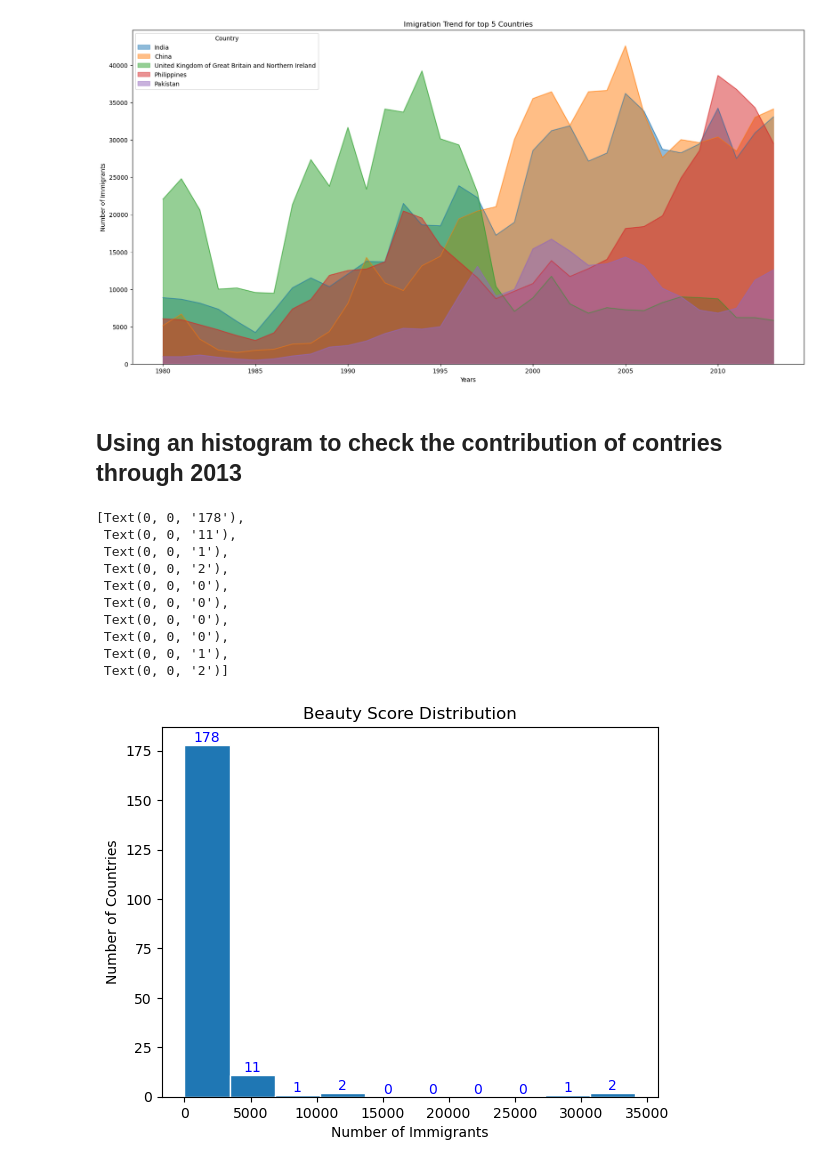
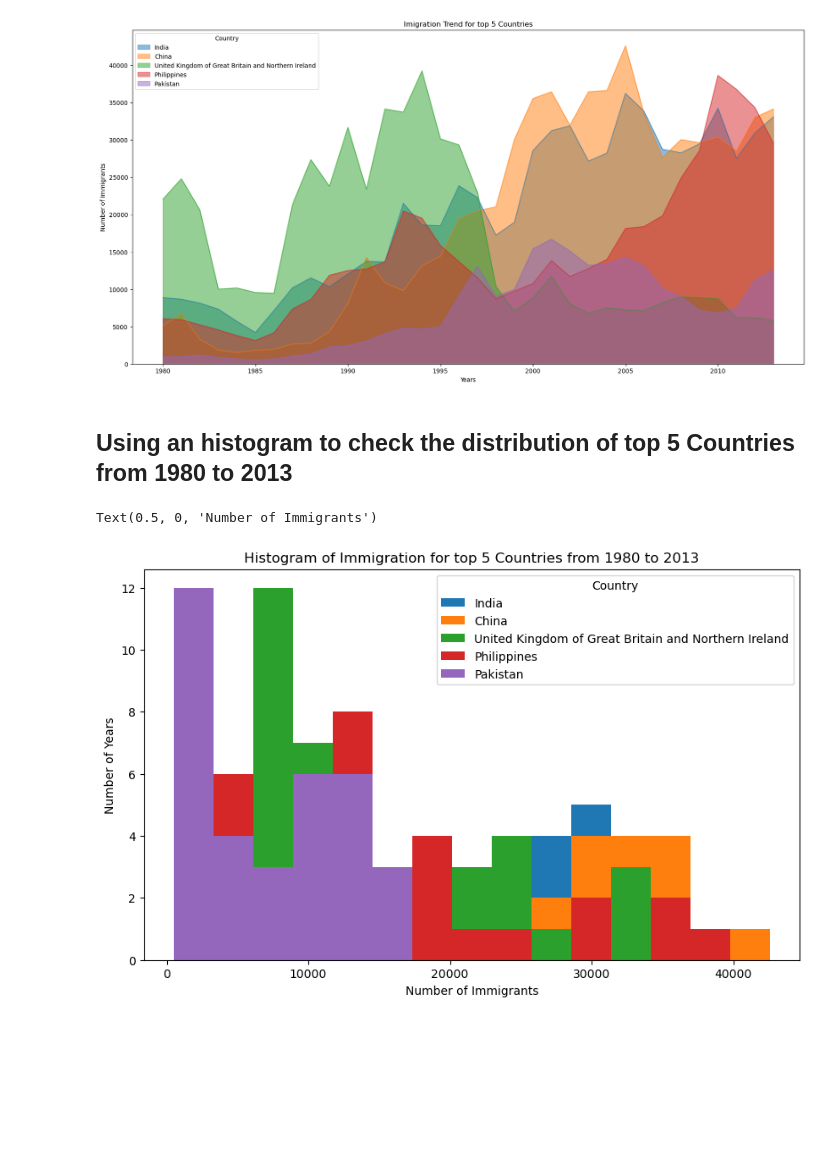
Before and after one commit to rodolphojung/Data-Science-and-Analytics, a Jupyter notebook: analysis-of-immigration-to-canada-from-1980-to-2013.ipynb, the cells around one changed output. Saved outputs shown, nothing was run; the diff lists cells and outputs as text; code cells hidden in the pictures; blank space fills up the shorter version.

Commit message:
Kaggle Notebook | Analysis of immigration to from 1980 to 2013 | Version 3

```diff
--- a/analysis-of-immigration-to-canada-from-1980-to-2013.ipynb
+++ b/analysis-of-immigration-to-canada-from-1980-to-2013.ipynb
@@ -177,8 +178,8 @@ df_top5
 | Pakistan | Immigrants | Foreigners | Asia | Southern Asia | Developing regions | 978 | 972 | 1201 | 900 | 668 | ... | ... |
 5 rows × 40 columns
 # %%
-df_top5 = df_top5[years].transpose()
-df_top5
+df_top5_t = df_top5[years].transpose()
+df_top5_t
 # %% [output]
 | Country | India | China | United Kingdom of Great Britain a... | Philippines | Pakistan |
 | 1980 | 8880 | 5123 | 22045 | 6051 | 978 |
@@ -198,9 +199,9 @@ df_top5
 | 2012 | 30933 | 33024 | 6195 | 34315 | 11227 |
 | 2013 | 33087 | 34129 | 5827 | 29544 | 12603 |
 # %%
-df_top5.index = df_top5.index.map(int)
+df_top5_t.index = df_top5_t.index.map(int)
 
-ax = df_top5.plot(kind = "area", stacked = False, figsize = (20,10))
+ax = df_top5_t.plot(kind = "area", stacked = False, figsize = (20,10))
 
 ax.set_title ("Imigration Trend for top 5 Countries")
 ax.set_xlabel("Years")
@@ -210,22 +211,13 @@ plt.show()
 # %% [output]
 [figure]
 # %% [markdown]
-## Using an histogram to check the contribution of contries through 2013
+## Using an histogram to check the distribution of top 5 Countries from 1980 to 2013
-# %%
-values, bins, bars = plt.hist(df["2013"], edgecolor = "White")
-plt.xlabel("Number of Immigrants")
-plt.ylabel("Number of Countries")
-plt.title("Beauty Score Distribution")
-plt.bar_label(bars, fontsize=10, color='blue')
-# %% [output]
-[Text(0, 0, '178'),
- Text(0, 0, '11'),
- Text(0, 0, '1'),
- Text(0, 0, '2'),
- Text(0, 0, '0'),
- Text(0, 0, '0'),
- Text(0, 0, '0'),
- Text(0, 0, '0'),
- Text(0, 0, '1'),
- Text(0, 0, '2')]
-[figure, removed]
+# %%
+df_top5_t.plot(kind = 'hist', figsize = (10,6),
+            bins = 15)
+plt.title ("Histogram of Immigration for top 5 Countries from 1980 to 2013")
+plt.ylabel("Number of Years")
+plt.xlabel("Number of Immigrants")
+# %% [output]
+Text(0.5, 0, 'Number of Immigrants')
+[figure, added]
```
Also changed, not shown: parts of 20 cells of this notebook.
